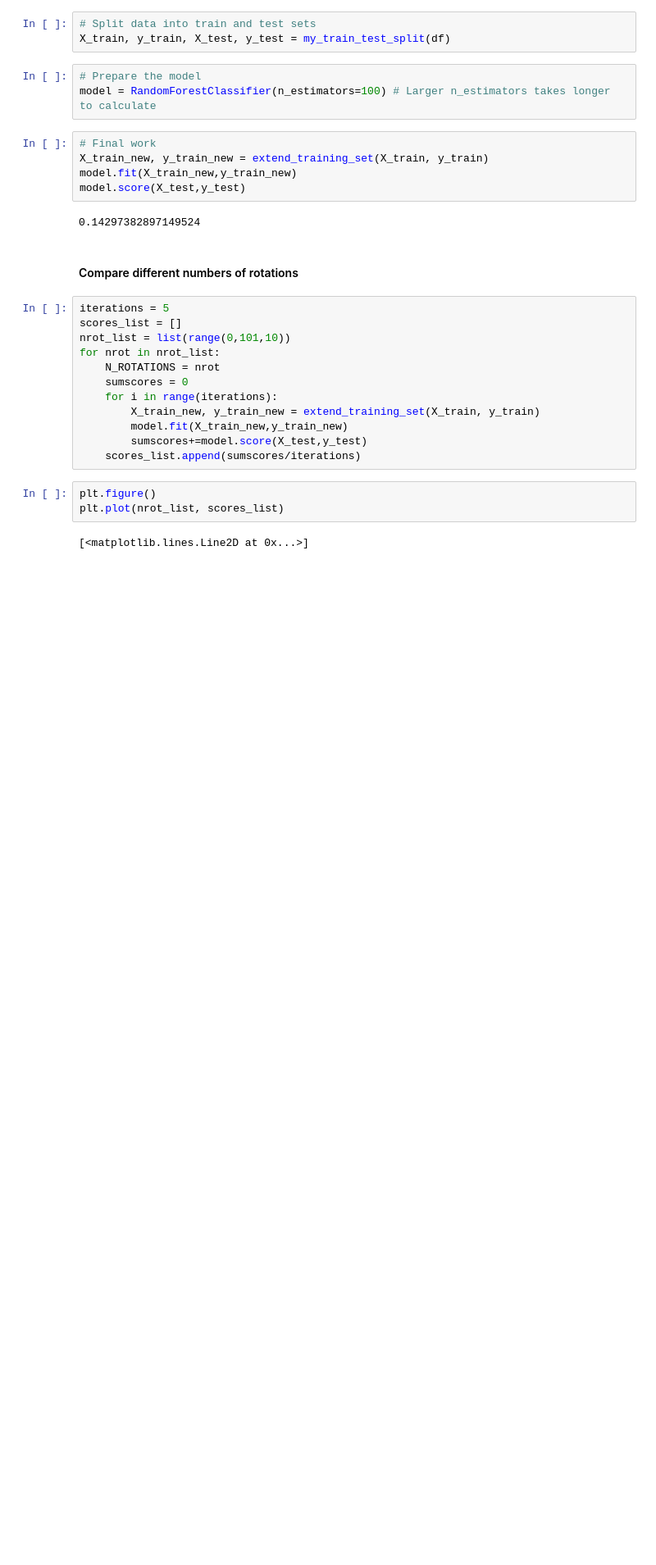
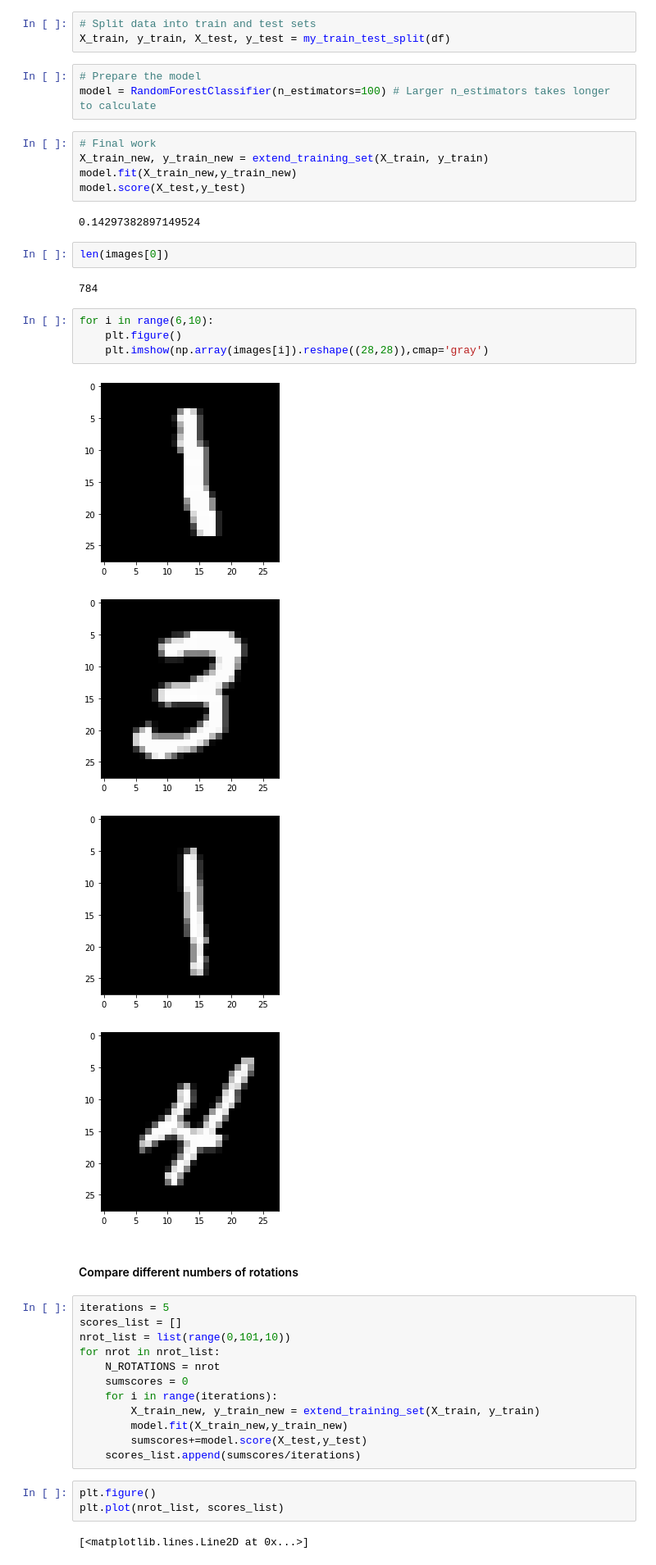
Before and after one commit to hannaisr/KEX2021, a Jupyter notebook: mnist_test.ipynb, the cells around one changed output. Shown: that part at 82% size. Drawn from its saved outputs; the diff is of its cells as text; blank space fills up the shorter version.

Commit message:
Add plots

```diff
--- a/mnist_test.ipynb
+++ b/mnist_test.ipynb
@@ -135,6 +135,19 @@ model.fit(X_train_new,y_train_new)
 model.score(X_test,y_test)
 # %% [output]
 0.14297382897149524
+# %%
+len(images[0])
+# %% [output]
+784
+# %%
+for i in range(6,10):
+    plt.figure()
+    plt.imshow(np.array(images[i]).reshape((28,28)),cmap='gray')
+# %% [output]
+[figure, added]
+[figure, added]
+[figure, added]
+[figure, added]
 # %% [markdown]
 #### Compare different numbers of rotations
 # %%
```
